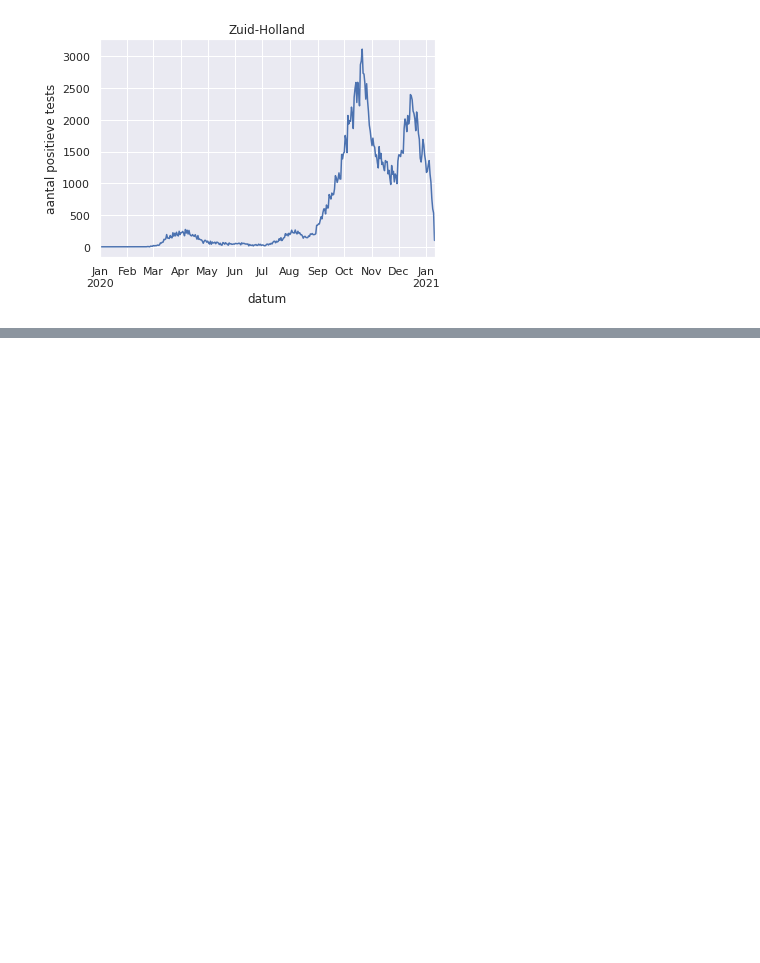
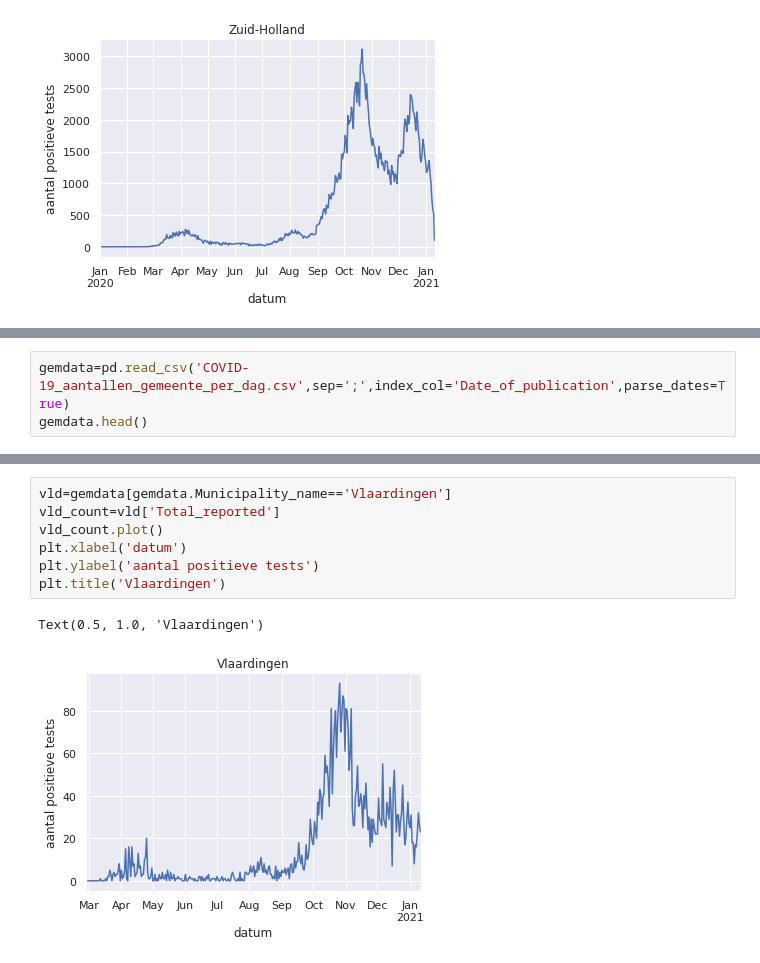
Before and after one commit to tfwittwer/CovidNL, a Jupyter notebook: covidstats.ipynb, the cells around one changed output, grey strips where cells are left out. Cells and saved outputs as stored; diff of their text form; blank space fills up the shorter version.

```diff
--- a/covidstats.ipynb
+++ b/covidstats.ipynb
@@ -57,0 +88,3 @@ Text(0.5, 1.0, 'Zuid-Holland')
+# %%
+gemdata=pd.read_csv('COVID-19_aantallen_gemeente_per_dag.csv',sep=';',index_col='Date_of_publication',parse_dates=True)
+gemdata.head()
@@ -57,0 +99,10 @@ Text(0.5, 1.0, 'Zuid-Holland')
+# %%
+vld=gemdata[gemdata.Municipality_name=='Vlaardingen']
+vld_count=vld['Total_reported']
+vld_count.plot()
+plt.xlabel('datum')
+plt.ylabel('aantal positieve tests')
+plt.title('Vlaardingen')
+# %% [output]
+Text(0.5, 1.0, 'Vlaardingen')
+[figure, added]
```
Also changed, not shown: parts of 7 cells of this notebook.
